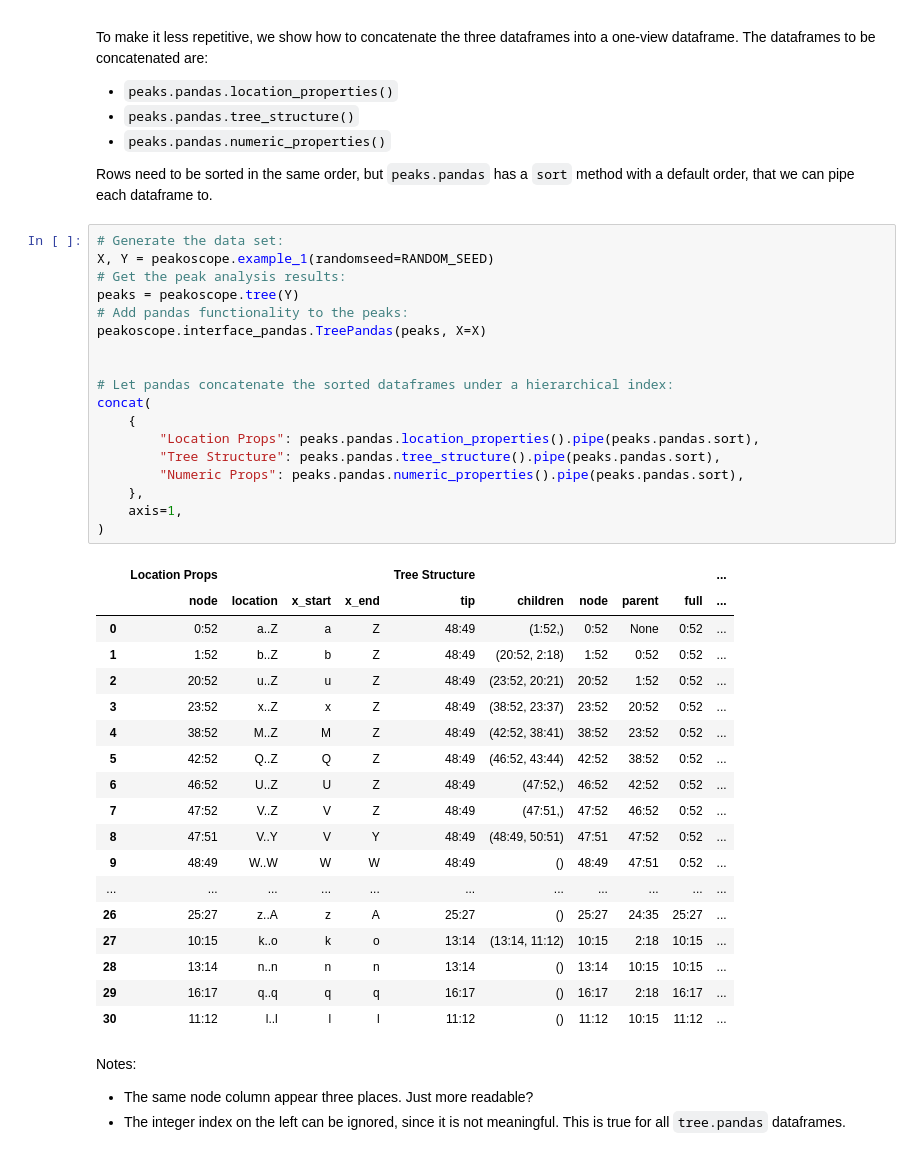
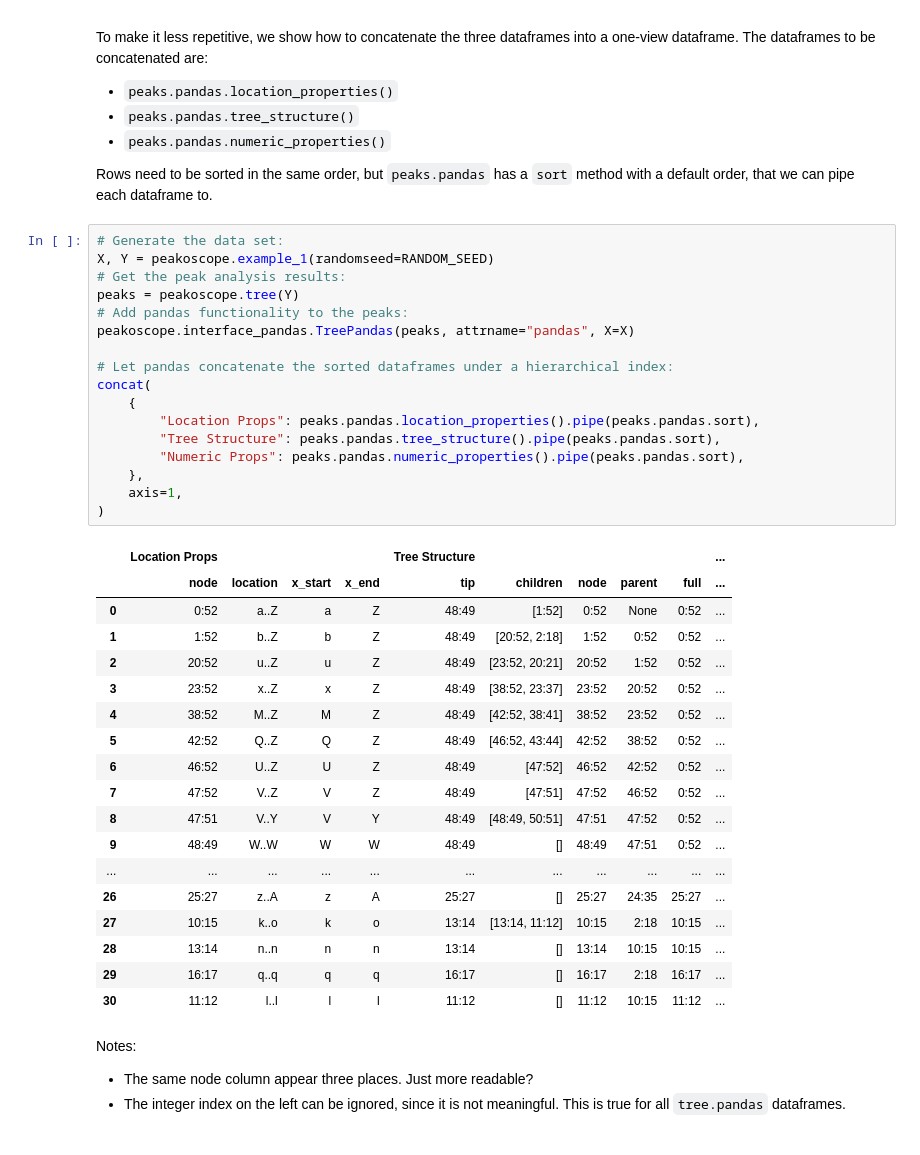
Before and after one commit to eivindtostesen/hierarchical_peak_finding, a Jupyter notebook: dataframes_tutorial.ipynb, the cells around one changed output. Saved outputs shown, nothing was run; the diff lists cells and outputs as text.

```diff
--- a/dataframes_tutorial.ipynb
+++ b/dataframes_tutorial.ipynb
@@ -232,40 +232,39 @@ Rows need to be sorted in the same order, but `peaks.pandas` has a `sort` method
 # %%
 # Generate the data set:
 X, Y = peakoscope.example_1(randomseed=RANDOM_SEED)
 # Get the peak analysis results:
 peaks = peakoscope.tree(Y)
 # Add pandas functionality to the peaks:
-peakoscope.interface_pandas.TreePandas(peaks, X=X)
-
+peakoscope.interface_pandas.TreePandas(peaks, attrname="pandas", X=X)
 
 # Let pandas concatenate the sorted dataframes under a hierarchical index:
 concat(
     {
         "Location Props": peaks.pandas.location_properties().pipe(peaks.pandas.sort),
         "Tree Structure": peaks.pandas.tree_structure().pipe(peaks.pandas.sort),
         "Numeric Props": peaks.pandas.numeric_properties().pipe(peaks.pandas.sort),
     },
     axis=1,
 )
 # %% [output]
 |  | Location Props |  |  |  | Tree Structure |  |  |  |  | ... |
 |  | node | location | x_start | x_end | tip | children | node | parent | full | ... |
-| 0 | 0:52 | a..Z | a | Z | 48:49 | (1:52,) | 0:52 | None | 0:52 | ... |
-| 1 | 1:52 | b..Z | b | Z | 48:49 | (20:52, 2:18) | 1:52 | 0:52 | 0:52 | ... |
-| 2 | 20:52 | u..Z | u | Z | 48:49 | (23:52, 20:21) | 20:52 | 1:52 | 0:52 | ... |
-| 3 | 23:52 | x..Z | x | Z | 48:49 | (38:52, 23:37) | 23:52 | 20:52 | 0:52 | ... |
-| 4 | 38:52 | M..Z | M | Z | 48:49 | (42:52, 38:41) | 38:52 | 23:52 | 0:52 | ... |
-| 5 | 42:52 | Q..Z | Q | Z | 48:49 | (46:52, 43:44) | 42:52 | 38:52 | 0:52 | ... |
-| 6 | 46:52 | U..Z | U | Z | 48:49 | (47:52,) | 46:52 | 42:52 | 0:52 | ... |
-| 7 | 47:52 | V..Z | V | Z | 48:49 | (47:51,) | 47:52 | 46:52 | 0:52 | ... |
-| 8 | 47:51 | V..Y | V | Y | 48:49 | (48:49, 50:51) | 47:51 | 47:52 | 0:52 | ... |
-| 9 | 48:49 | W..W | W | W | 48:49 | () | 48:49 | 47:51 | 0:52 | ... |
+| 0 | 0:52 | a..Z | a | Z | 48:49 | [1:52] | 0:52 | None | 0:52 | ... |
+| 1 | 1:52 | b..Z | b | Z | 48:49 | [20:52, 2:18] | 1:52 | 0:52 | 0:52 | ... |
+| 2 | 20:52 | u..Z | u | Z | 48:49 | [23:52, 20:21] | 20:52 | 1:52 | 0:52 | ... |
+| 3 | 23:52 | x..Z | x | Z | 48:49 | [38:52, 23:37] | 23:52 | 20:52 | 0:52 | ... |
+| 4 | 38:52 | M..Z | M | Z | 48:49 | [42:52, 38:41] | 38:52 | 23:52 | 0:52 | ... |
+| 5 | 42:52 | Q..Z | Q | Z | 48:49 | [46:52, 43:44] | 42:52 | 38:52 | 0:52 | ... |
+| 6 | 46:52 | U..Z | U | Z | 48:49 | [47:52] | 46:52 | 42:52 | 0:52 | ... |
+| 7 | 47:52 | V..Z | V | Z | 48:49 | [47:51] | 47:52 | 46:52 | 0:52 | ... |
+| 8 | 47:51 | V..Y | V | Y | 48:49 | [48:49, 50:51] | 47:51 | 47:52 | 0:52 | ... |
+| 9 | 48:49 | W..W | W | W | 48:49 | [] | 48:49 | 47:51 | 0:52 | ... |
 | ... | ... | ... | ... | ... | ... | ... | ... | ... | ... | ... |
-| 26 | 25:27 | z..A | z | A | 25:27 | () | 25:27 | 24:35 | 25:27 | ... |
-| 27 | 10:15 | k..o | k | o | 13:14 | (13:14, 11:12) | 10:15 | 2:18 | 10:15 | ... |
-| 28 | 13:14 | n..n | n | n | 13:14 | () | 13:14 | 10:15 | 10:15 | ... |
-| 29 | 16:17 | q..q | q | q | 16:17 | () | 16:17 | 2:18 | 16:17 | ... |
-| 30 | 11:12 | l..l | l | l | 11:12 | () | 11:12 | 10:15 | 11:12 | ... |
+| 26 | 25:27 | z..A | z | A | 25:27 | [] | 25:27 | 24:35 | 25:27 | ... |
+| 27 | 10:15 | k..o | k | o | 13:14 | [13:14, 11:12] | 10:15 | 2:18 | 10:15 | ... |
+| 28 | 13:14 | n..n | n | n | 13:14 | [] | 13:14 | 10:15 | 10:15 | ... |
+| 29 | 16:17 | q..q | q | q | 16:17 | [] | 16:17 | 2:18 | 16:17 | ... |
+| 30 | 11:12 | l..l | l | l | 11:12 | [] | 11:12 | 10:15 | 11:12 | ... |
 # %% [markdown]
 Notes:
 - The same node column appear three places. Just more readable?
```
Also changed, not shown: parts of 7 cells of this notebook, 4 other files.
